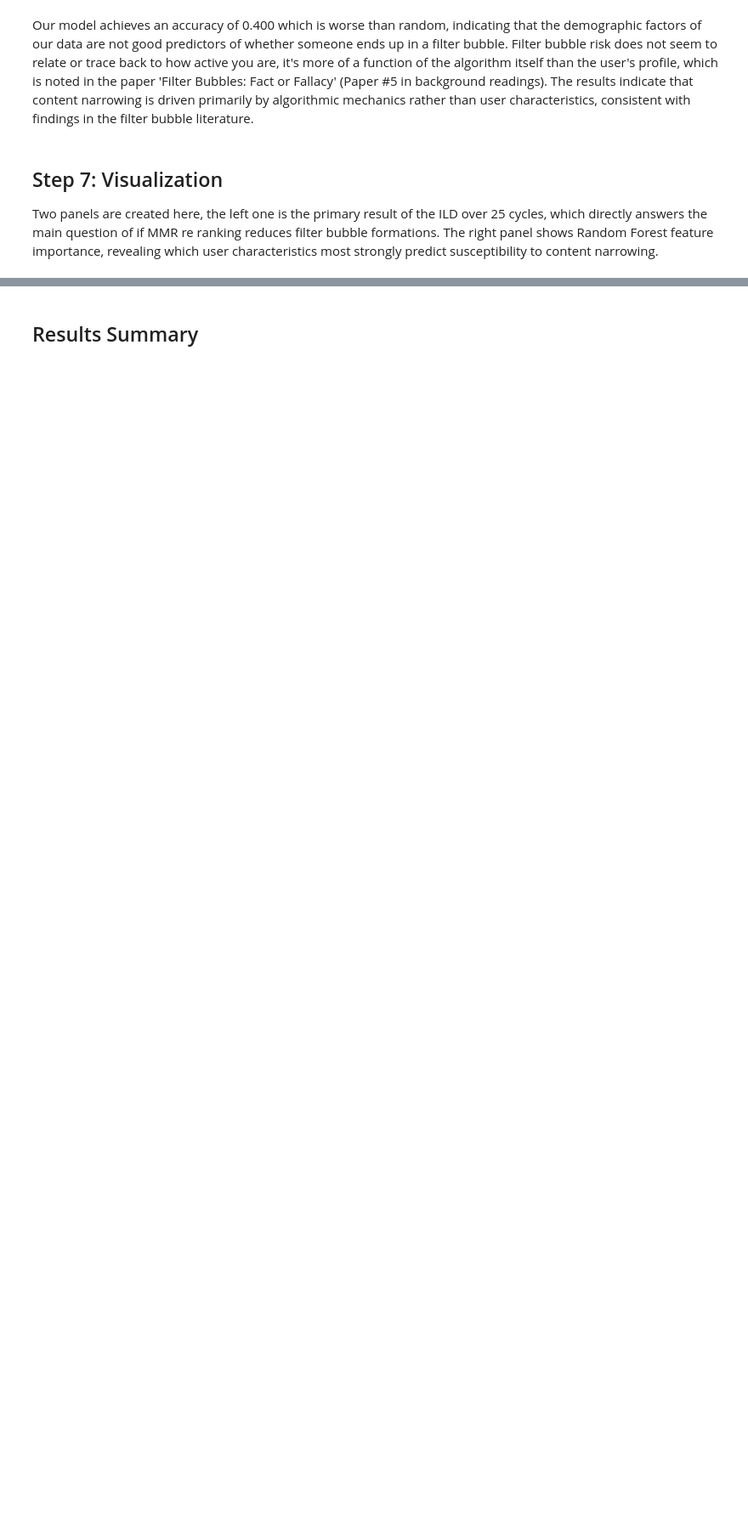
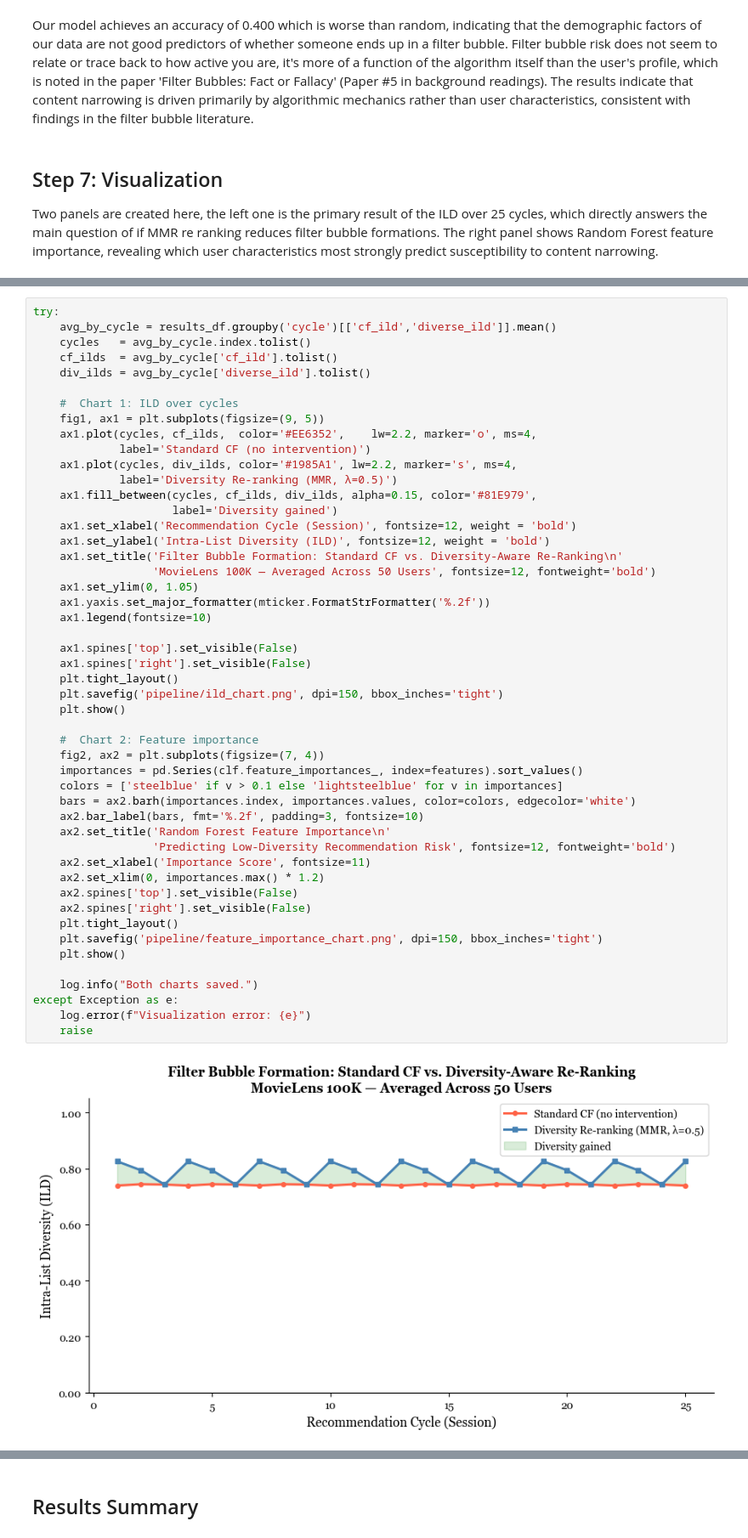
Before and after one commit to yuthimreddy/DS-4320---Project-1, a Jupyter notebook: pipeline/pipeline.ipynb, the cells around one changed output, grey strips where cells are left out. Shown at 85% size. Cells and saved outputs as stored; diff of their text form; blank space fills up the shorter version.

```diff
--- a/pipeline/pipeline.ipynb
+++ b/pipeline/pipeline.ipynb
@@ -489,0 +496,51 @@ except Exception as e:
+# %%
+try:
+    avg_by_cycle = results_df.groupby('cycle')[['cf_ild','diverse_ild']].mean()
+    cycles   = avg_by_cycle.index.tolist()
+    cf_ilds  = avg_by_cycle['cf_ild'].tolist()
+    div_ilds = avg_by_cycle['diverse_ild'].tolist()
+
+    #  Chart 1: ILD over cycles
+    fig1, ax1 = plt.subplots(figsize=(9, 5))
+    ax1.plot(cycles, cf_ilds,  color='#EE6352',    lw=2.2, marker='o', ms=4,
+             label='Standard CF (no intervention)')
+    ax1.plot(cycles, div_ilds, color='#1985A1', lw=2.2, marker='s', ms=4,
+             label='Diversity Re-ranking (MMR, λ=0.5)')
+    ax1.fill_between(cycles, cf_ilds, div_ilds, alpha=0.15, color='#81E979',
+                     label='Diversity gained')
+    ax1.set_xlabel('Recommendation Cycle (Session)', fontsize=12, weight = 'bold')
+    ax1.set_ylabel('Intra-List Diversity (ILD)', fontsize=12, weight = 'bold')
+    ax1.set_title('Filter Bubble Formation: Standard CF vs. Diversity-Aware Re-Ranking\n'
+                  'MovieLens 100K — Averaged Across 50 Users', fontsize=12, fontweight='bold')
+    ax1.set_ylim(0, 1.05)
+    ax1.yaxis.set_major_formatter(mticker.FormatStrFormatter('%.2f'))
+    ax1.legend(fontsize=10)
+
+    ax1.spines['top'].set_visible(False)
+    ax1.spines['right'].set_visible(False)
+    plt.tight_layout()
+    plt.savefig('pipeline/ild_chart.png', dpi=150, bbox_inches='tight')
+    plt.show()
+
+    #  Chart 2: Feature importance
+    fig2, ax2 = plt.subplots(figsize=(7, 4))
+    importances = pd.Series(clf.feature_importances_, index=features).sort_values()
+    colors = ['steelblue' if v > 0.1 else 'lightsteelblue' for v in importances]
+    bars = ax2.barh(importances.index, importances.values, color=colors, edgecolor='white')
+    ax2.bar_label(bars, fmt='%.2f', padding=3, fontsize=10)
+    ax2.set_title('Random Forest Feature Importance\n'
+                  'Predicting Low-Diversity Recommendation Risk', fontsize=12, fontweight='bold')
+    ax2.set_xlabel('Importance Score', fontsize=11)
+    ax2.set_xlim(0, importances.max() * 1.2)
+    ax2.spines['top'].set_visible(False)
+    ax2.spines['right'].set_visible(False)
+    plt.tight_layout()
+    plt.savefig('pipeline/feature_importance_chart.png', dpi=150, bbox_inches='tight')
+    plt.show()
+
+    log.info("Both charts saved.")
+except Exception as e:
+    log.error(f"Visualization error: {e}")
+    raise
+# %% [output]
+[figure, added]
```
Also changed, not shown: parts of 3 cells of this notebook, 4 other files.
